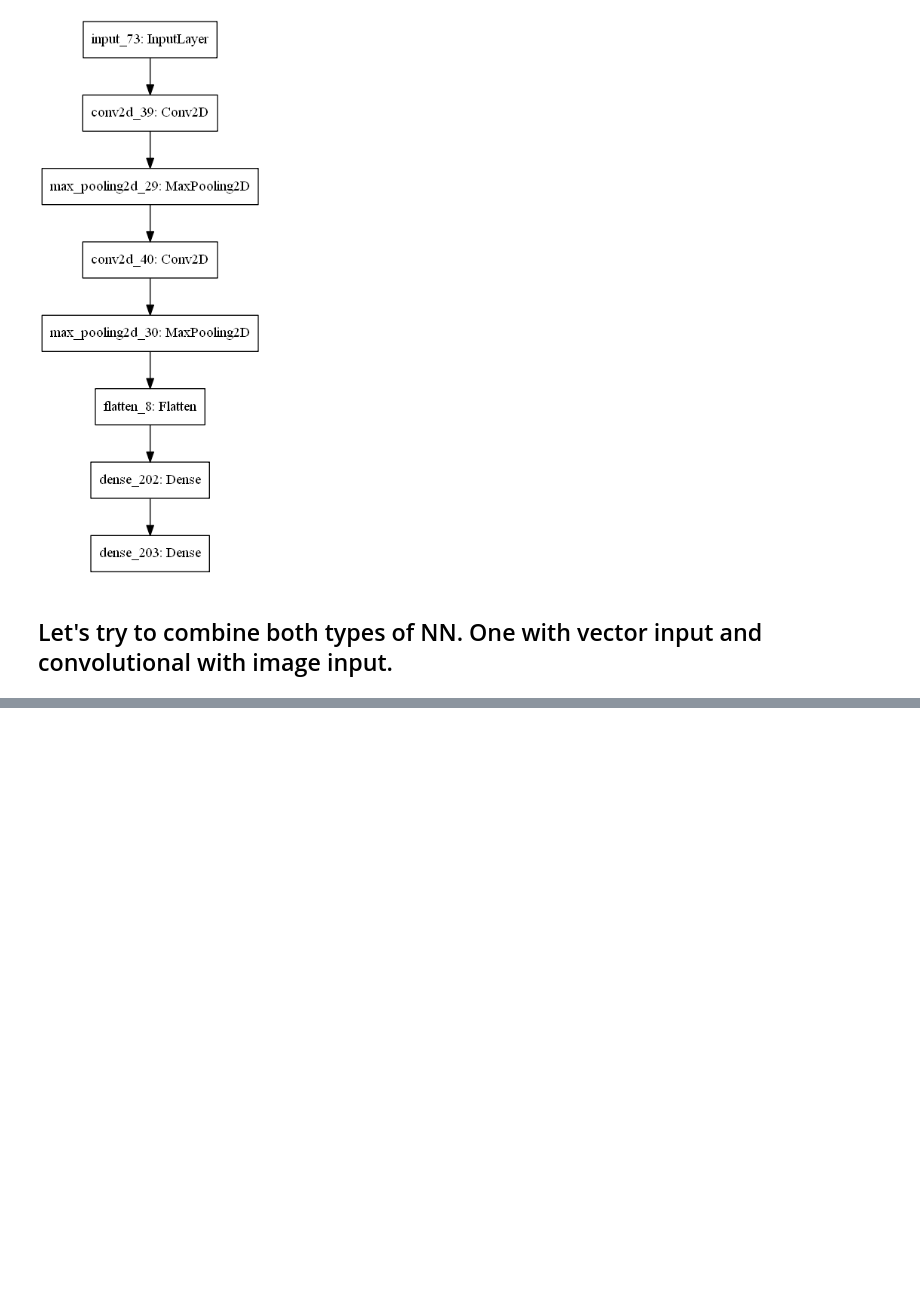
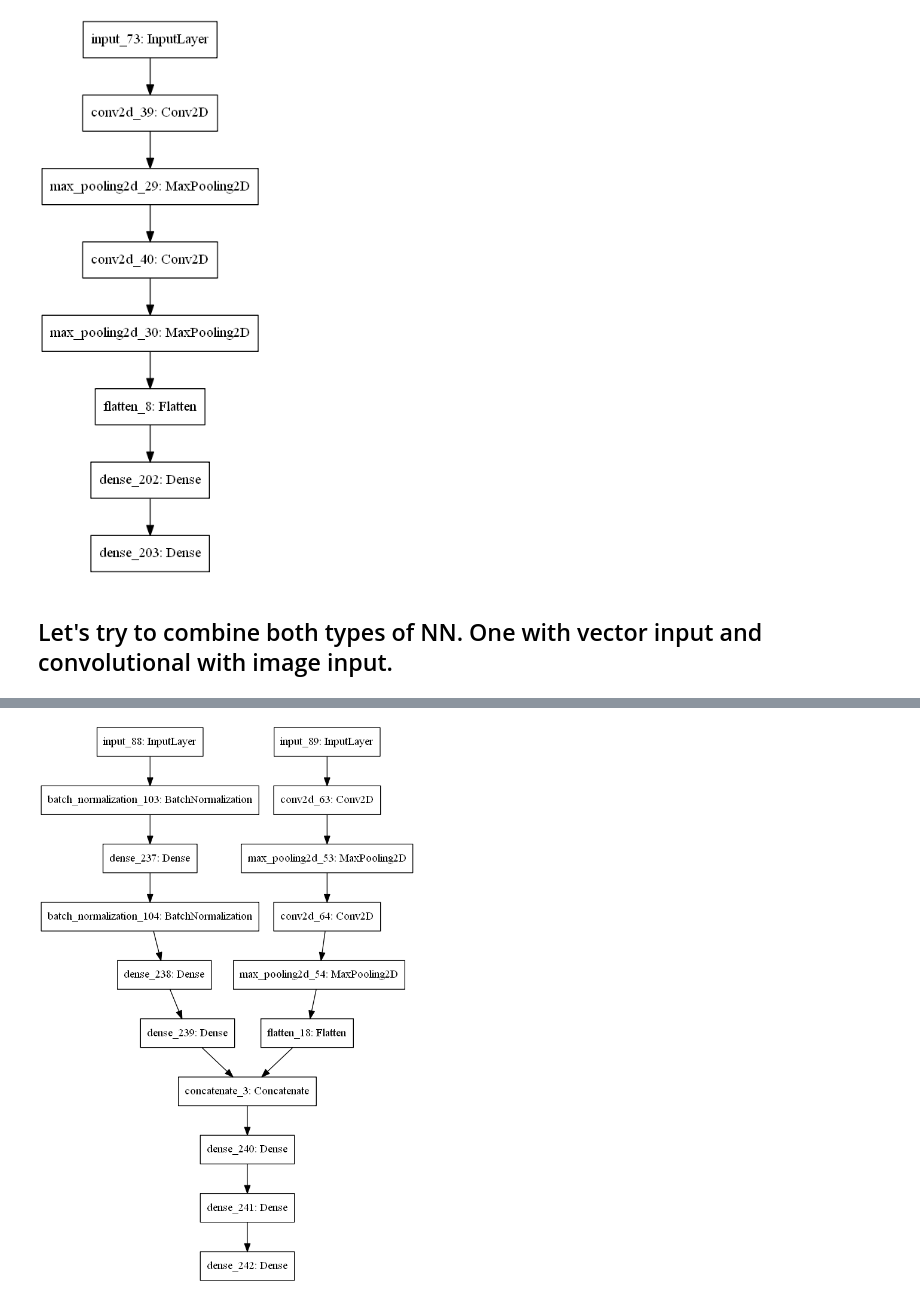
Before and after one commit to akarazeev/REDE, a Jupyter notebook: main_keras_realization.ipynb, the cells around one changed output, grey strips where cells are left out. Saved outputs shown, nothing was run; the diff lists cells and outputs as text; code cells hidden in the pictures; blank space fills up the shorter version.

```diff
--- a/main_keras_realization.ipynb
+++ b/main_keras_realization.ipynb
@@ -366,0 +407,6 @@ for i in range(len(X_test)):
+# %%
+plot_model(combined, to_file='conv-net.png')
+
+Image(filename="conv-net.png")
+# %% [output]
+[figure, added]
```
Also changed, not shown: parts of 21 cells of this notebook, 5 other files.
